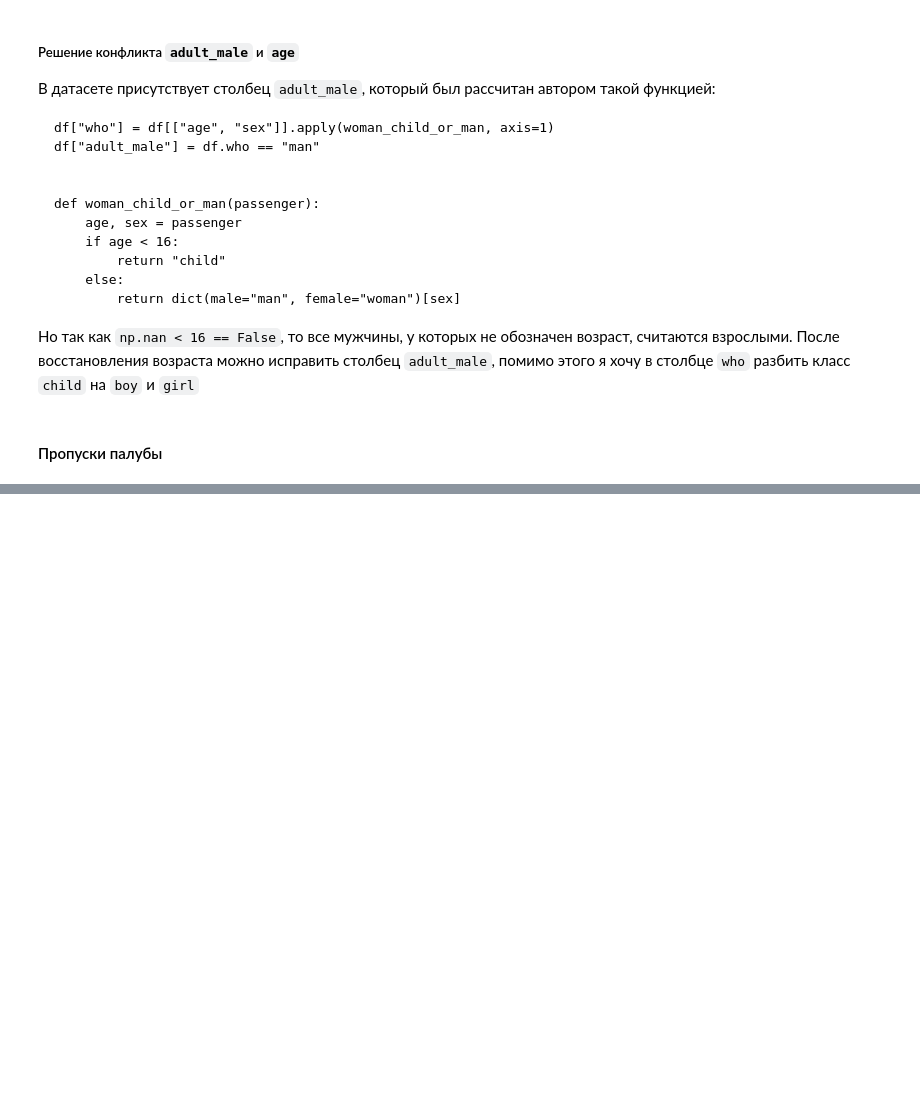
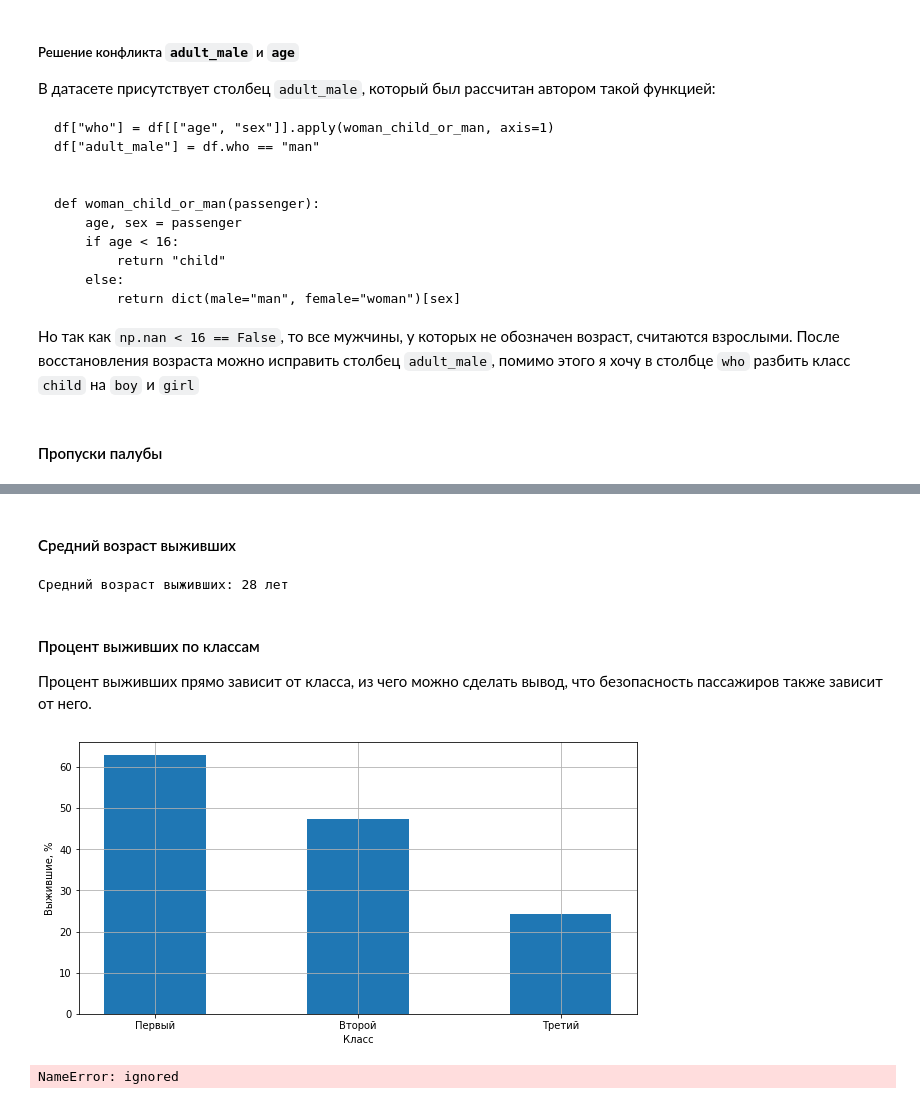
Before and after one commit to gaskeo/yandex-lyceum-selection-round, a Jupyter notebook: main.ipynb, the cells around one changed output, grey strips where cells are left out. Saved outputs shown, nothing was run; the diff lists cells and outputs as text; code cells hidden in the pictures; blank space fills up the shorter version.

```diff
--- a/main.ipynb
+++ b/main.ipynb
@@ -485,0 +541,35 @@ df = fill_na_deck(df)
+# %% [markdown]
+#### Средний возраст выживших
+# %%
+print(f'Средний возраст выживших: {round(df[df[survived] == 1][age].mean())} лет')
+# %% [output]
+Средний возраст выживших: 28 лет
+# %% [markdown]
+#### Процент выживших по классам
+Процент выживших прямо зависит от класса, из чего можно сделать вывод, что безопасность пассажиров также зависит от него.
+# %%
+fig, ax = plt.subplots()
+fig.set_size_inches(10, 5)
+
+# вычисляет сколько процентов выживших в каждом классе
+values = ((df[df[survived] == 1][pclass].value_counts() / df[pclass].value_counts() * 100).items())
+ax.bar(*tuple(zip(*values)), width=0.5)
+
+ax.set_xticks((1, 2, 3))
+ax.set_xticklabels(('Первый', 'Второй', 'Третий'))
+ax.grid(True)
+
+ax.set_ylabel('Выжившие, %')
+ax.set_xlabel('Класс')
+plt.show()
+# %% [output]
+[figure, added]
+# %%
+fig, ax = plt.subplots()
+fig.set_size_inches(15, 5)
+df[df[survived] == 1][fare].hist(bins=100, ax=ax, label='survived')
+df[df[survived] == 0][fare].hist(bins=100, ax=ax, label='not survived')
+ax.legend()
+plt.show()
+# %% [output]
+NameError: ignored
```
Also changed, not shown: parts of 21 cells of this notebook.
